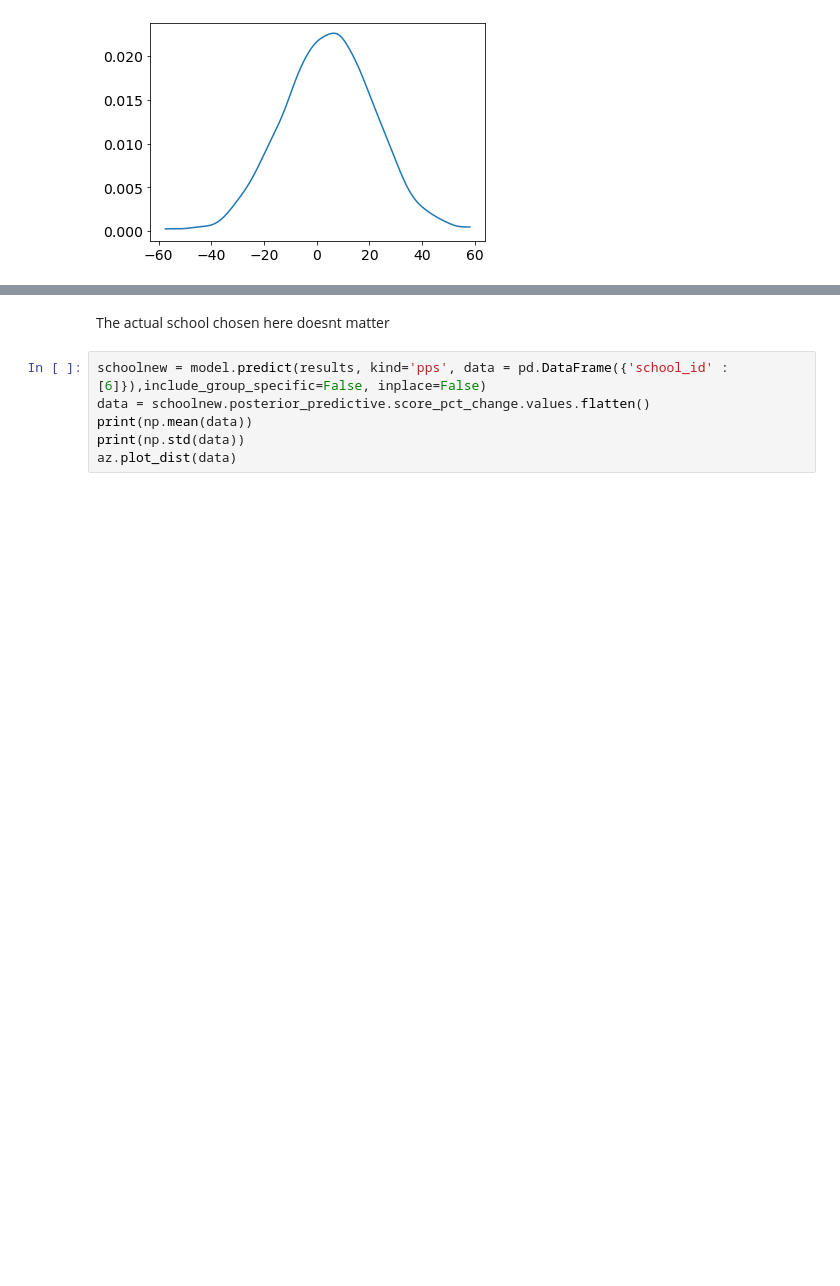
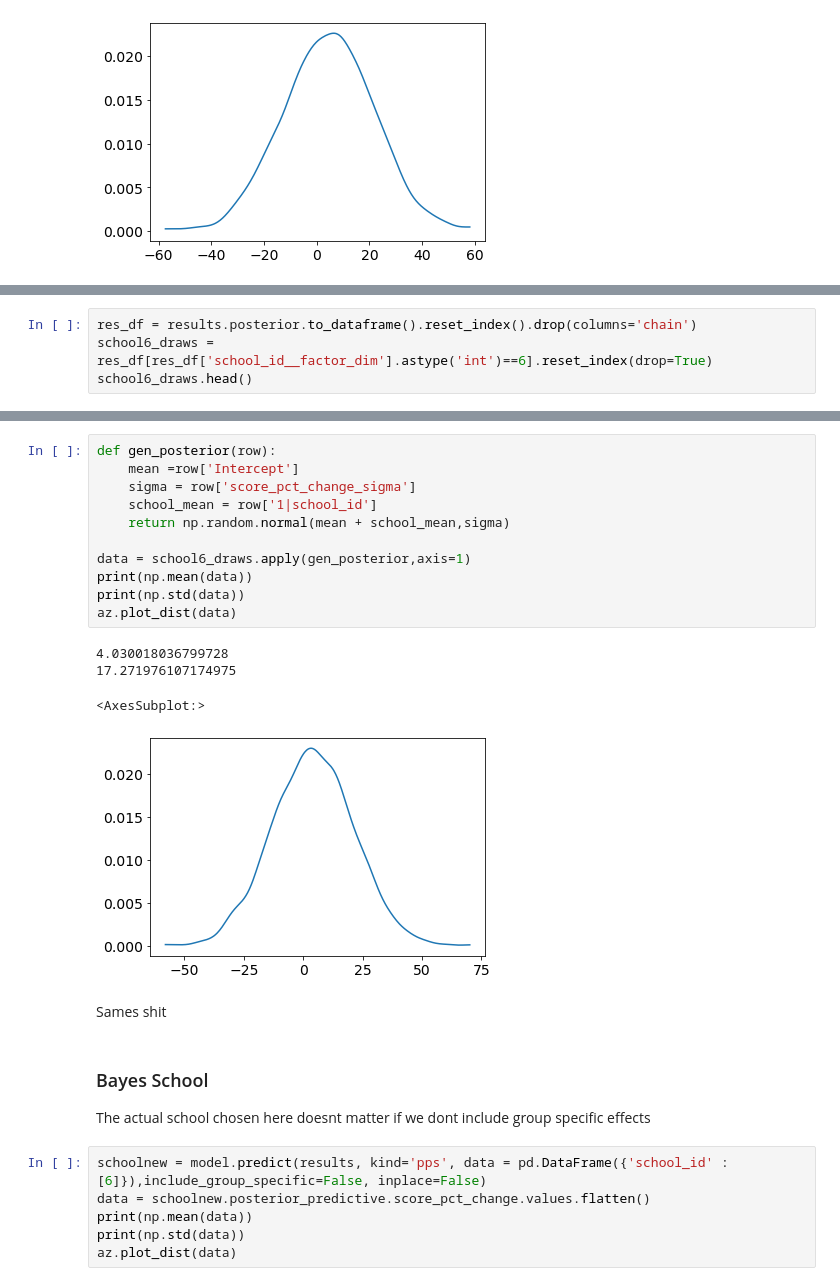
Before and after one commit to DrEntropy/BayesRulesWork, a Jupyter notebook: Chapter16.ipynb, the cells around one changed output, grey strips where cells are left out. Drawn from its saved outputs; the diff is of its cells as text; blank space fills up the shorter version.

```diff
--- a/Chapter16.ipynb
+++ b/Chapter16.ipynb
@@ -230,0 +232,4 @@ az.plot_dist(data)
+# %%
+res_df = results.posterior.to_dataframe().reset_index().drop(columns='chain')
+school6_draws = res_df[res_df['school_id__factor_dim'].astype('int')==6].reset_index(drop=True)
+school6_draws.head()
@@ -231,5 +243,25 @@ az.plot_dist(data)
+# %%
+def gen_posterior(row):
+    mean =row['Intercept']
+    sigma = row['score_pct_change_sigma']
+    school_mean = row['1|school_id']
+    return np.random.normal(mean + school_mean,sigma)
+
+data = school6_draws.apply(gen_posterior,axis=1)
+print(np.mean(data))
+print(np.std(data))
+az.plot_dist(data)
+# %% [output]
+4.030018036799728
+17.271976107174975
+<AxesSubplot:>
+[figure, added]
+# %% [markdown]
+Sames shit
 # %% [markdown]
-The actual school chosen here doesnt matter
+### Bayes School
+
+The actual school chosen here doesnt matter if we dont include group specific effects
 # %%
 schoolnew = model.predict(results, kind='pps', data = pd.DataFrame({'school_id' : [6]}),include_group_specific=False, inplace=False)
 data = schoolnew.posterior_predictive.score_pct_change.values.flatten()
```
Also changed, not shown: parts of 25 cells of this notebook.
